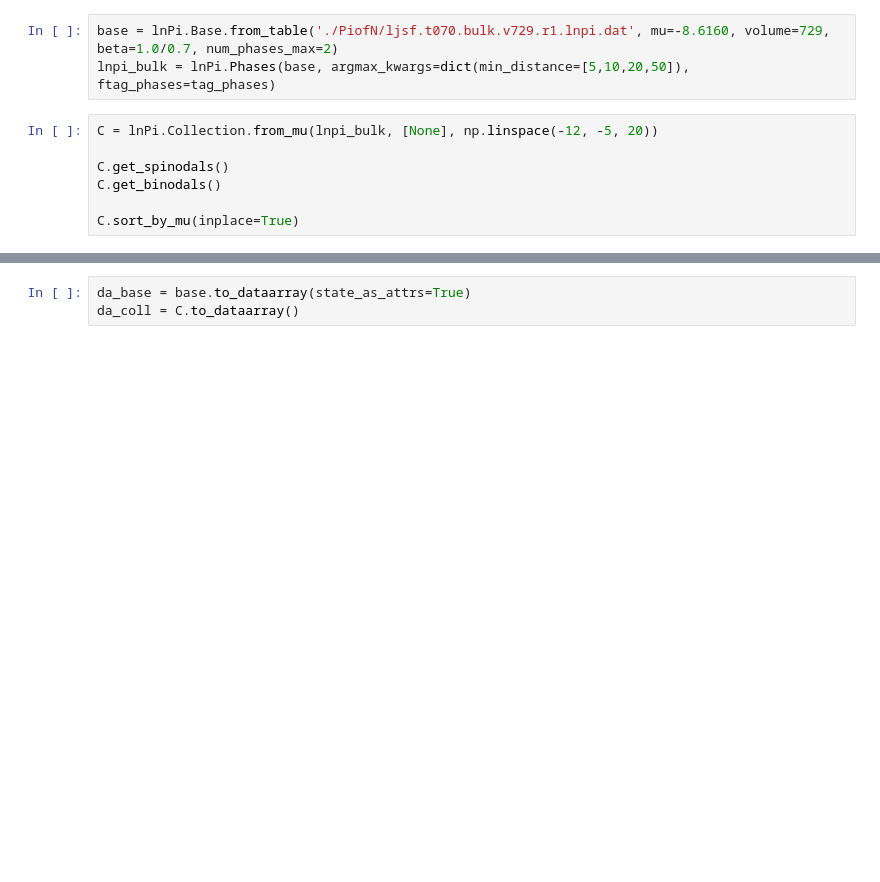
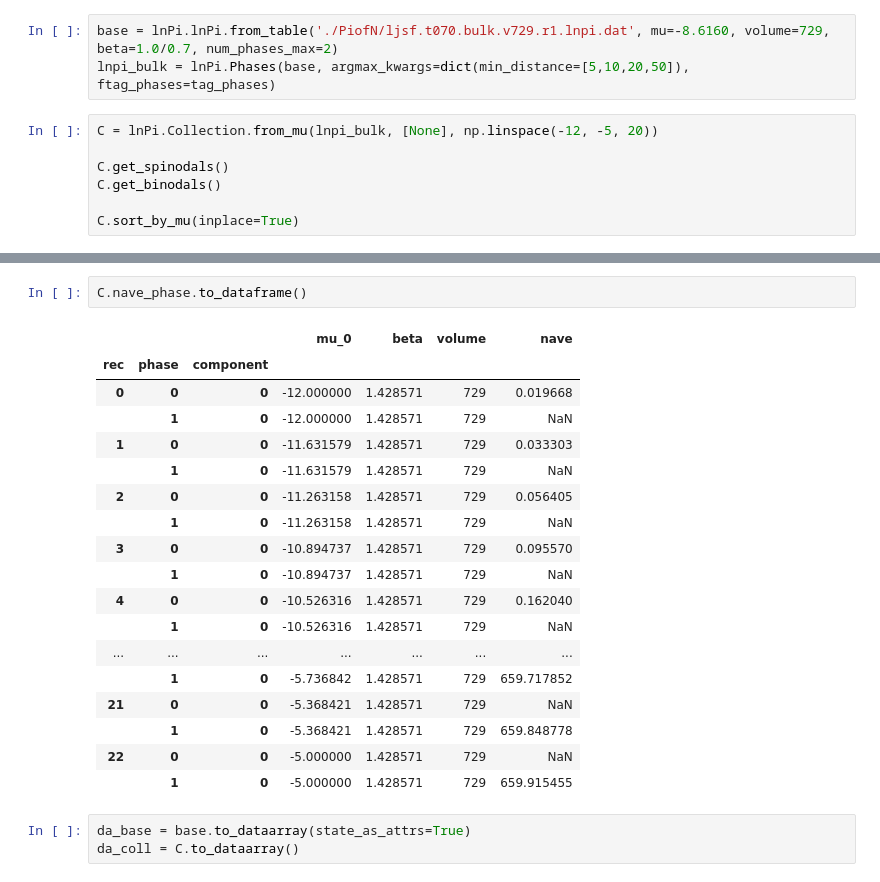
Before and after one commit to wpk-nist-gov/tmmc-lnpy, a Jupyter notebook: examples/1D/anal_1d_stuff.ipynb, the cells around one changed output, grey strips where cells are left out. Drawn from its saved outputs; the diff is of its cells as text; blank space fills up the shorter version.

```diff
--- a/examples/1D/anal_1d_stuff.ipynb
+++ b/examples/1D/anal_1d_stuff.ipynb
@@ -55,7 +76,7 @@ Dimensions without coordinates: phase, n_0
 # %% [markdown]
 ## create a collection
 # %%
-base = lnPi.Base.from_table('./PiofN/ljsf.t070.bulk.v729.r1.lnpi.dat', mu=-8.6160, volume=729, beta=1.0/0.7, num_phases_max=2)
+base = lnPi.lnPi.from_table('./PiofN/ljsf.t070.bulk.v729.r1.lnpi.dat', mu=-8.6160, volume=729, beta=1.0/0.7, num_phases_max=2)
 lnpi_bulk = lnPi.Phases(base, argmax_kwargs=dict(min_distance=[5,10,20,50]), ftag_phases=tag_phases)
 # %%
 C = lnPi.Collection.from_mu(lnpi_bulk, [None], np.linspace(-12, -5, 20))
@@ -70,3 +110,24 @@ C.sort_by_mu(inplace=True)
+# %%
+C.nave_phase.to_dataframe()
+# %% [output]
+|  |  |  | mu_0 | beta | volume | nave |
+| rec | phase | component |  |  |  |  |
+| 0 | 0 | 0 | -12.000000 | 1.428571 | 729 | 0.019668 |
+|  | 1 | 0 | -12.000000 | 1.428571 | 729 | NaN |
+| 1 | 0 | 0 | -11.631579 | 1.428571 | 729 | 0.033303 |
+|  | 1 | 0 | -11.631579 | 1.428571 | 729 | NaN |
+| 2 | 0 | 0 | -11.263158 | 1.428571 | 729 | 0.056405 |
+|  | 1 | 0 | -11.263158 | 1.428571 | 729 | NaN |
+| 3 | 0 | 0 | -10.894737 | 1.428571 | 729 | 0.095570 |
+|  | 1 | 0 | -10.894737 | 1.428571 | 729 | NaN |
+| 4 | 0 | 0 | -10.526316 | 1.428571 | 729 | 0.162040 |
+|  | 1 | 0 | -10.526316 | 1.428571 | 729 | NaN |
+| ... | ... | ... | ... | ... | ... | ... |
+|  | 1 | 0 | -5.736842 | 1.428571 | 729 | 659.717852 |
+| 21 | 0 | 0 | -5.368421 | 1.428571 | 729 | NaN |
+|  | 1 | 0 | -5.368421 | 1.428571 | 729 | 659.848778 |
+| 22 | 0 | 0 | -5.000000 | 1.428571 | 729 | NaN |
+|  | 1 | 0 | -5.000000 | 1.428571 | 729 | 659.915455 |
 # %%
 da_base = base.to_dataarray(state_as_attrs=True)
 da_coll = C.to_dataarray()
```
Also changed, not shown: parts of 15 cells of this notebook, 7 other files.
